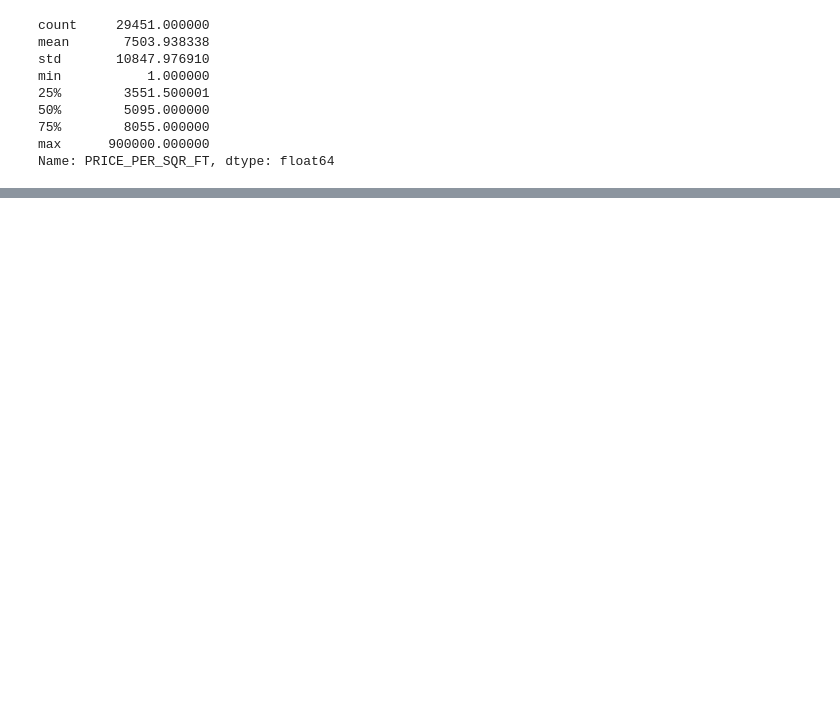
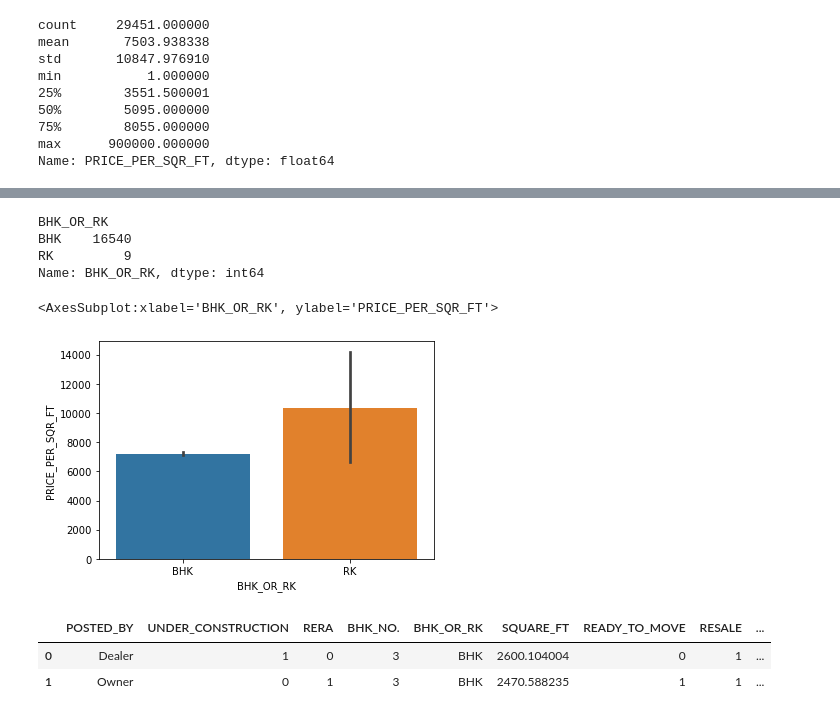
Before and after one commit to brijeshch07/House-price-prediction, a Jupyter notebook: House_Price_Prediction.ipynb, the cells around one changed output, grey strips where cells are left out. Saved outputs shown, nothing was run; the diff lists cells and outputs as text; code cells hidden in the pictures; blank space fills up the shorter version.

```diff
--- a/House_Price_Prediction.ipynb
+++ b/House_Price_Prediction.ipynb
@@ -16,0 +8,5 @@ df.head()
+# %%
+# Importing the dataset
+train_df = pd.read_csv("E:\\brijesh\\Projects\\house_price\\train.csv")
+test_df = pd.read_csv("E:\\brijesh\\Projects\\house_price\\test.csv")
+train_df.head()
@@ -39,0 +24,5 @@ dtype: int64
+# %%
+##Removing extra columns
+train_df=train_df.drop(['LONGITUDE','LATITUDE'],axis='columns')
+test_df=test_df.drop(['LONGITUDE','LATITUDE'],axis='columns')
+train_df.head()
@@ -60,6 +71,6 @@ sns.scatterplot(df1['BHK_NO.'],df1['SQUARE_FT'])
 <AxesSubplot:xlabel='BHK_NO.', ylabel='SQUARE_FT'>
 [figure]
 # %%
-df1['PRICE_PER_SQR_FT']=(df1['TARGET(PRICE_IN_LACS)']*100000)/df1['SQUARE_FT']
-df1.head()
+train_df['PRICE_PER_SQR_FT']=(train_df['TARGET(PRICE_IN_LACS)']*100000)/train_df['SQUARE_FT']
+train_df.head()
 # %% [output]
@@ -258,0 +106,3 @@ Name: TARGET(PRICE_IN_LACS), dtype: float64
+# %%
+train_df1 = remove_area_outliers(train_df)
+train_df1.shape
@@ -258,0 +138,19 @@ Name: TARGET(PRICE_IN_LACS), dtype: float64
+# %%
+house_type = train_df1.groupby('BHK_OR_RK')['BHK_OR_RK'].agg('count')
+house_type
+# %% [output]
+BHK_OR_RK
+BHK    16540
+RK         9
+Name: BHK_OR_RK, dtype: int64
+# %%
+sns.barplot(train_df1.BHK_OR_RK,train_df1.PRICE_PER_SQR_FT)
+# %% [output]
+<AxesSubplot:xlabel='BHK_OR_RK', ylabel='PRICE_PER_SQR_FT'>
+[figure, added]
+# %%
+train_df1.head(2)
+# %% [output]
+|  | POSTED_BY | UNDER_CONSTRUCTION | RERA | BHK_NO. | BHK_OR_RK | SQUARE_FT | READY_TO_MOVE | RESALE | ... |
+| 0 | Dealer | 1 | 0 | 3 | BHK | 2600.104004 | 0 | 1 | ... |
+| 1 | Owner | 0 | 1 | 3 | BHK | 2470.588235 | 1 | 1 | ... |
```
Also changed, not shown: parts of 70 cells of this notebook.
